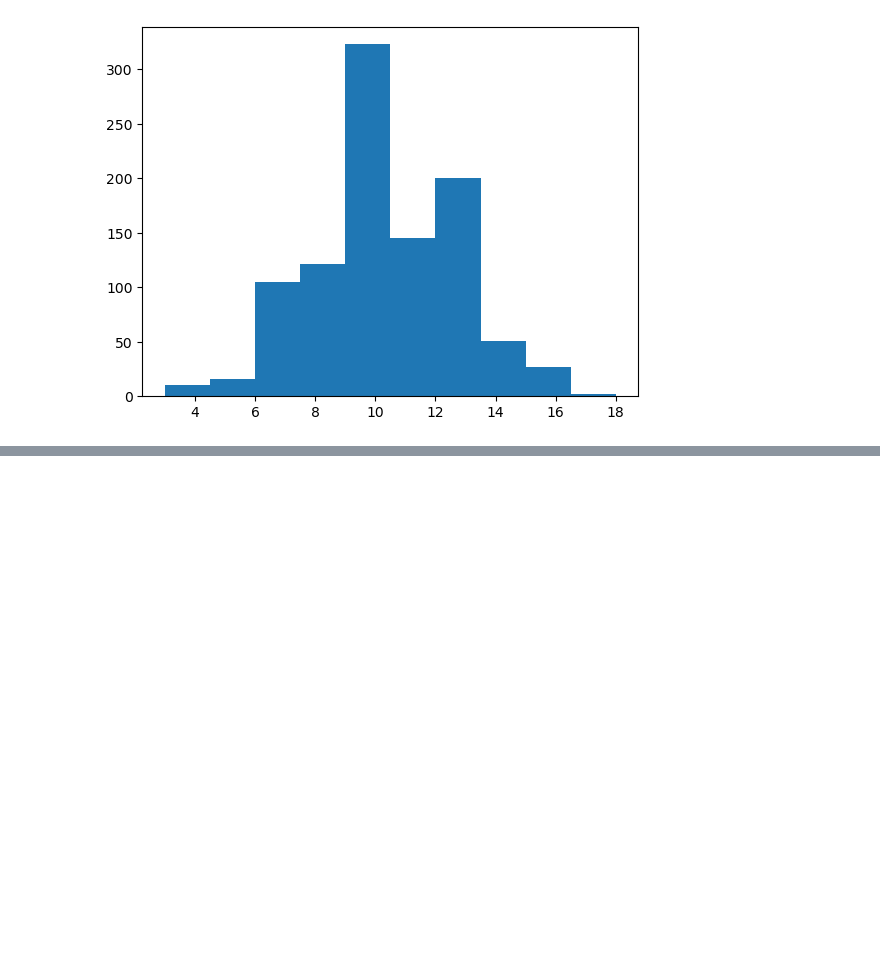
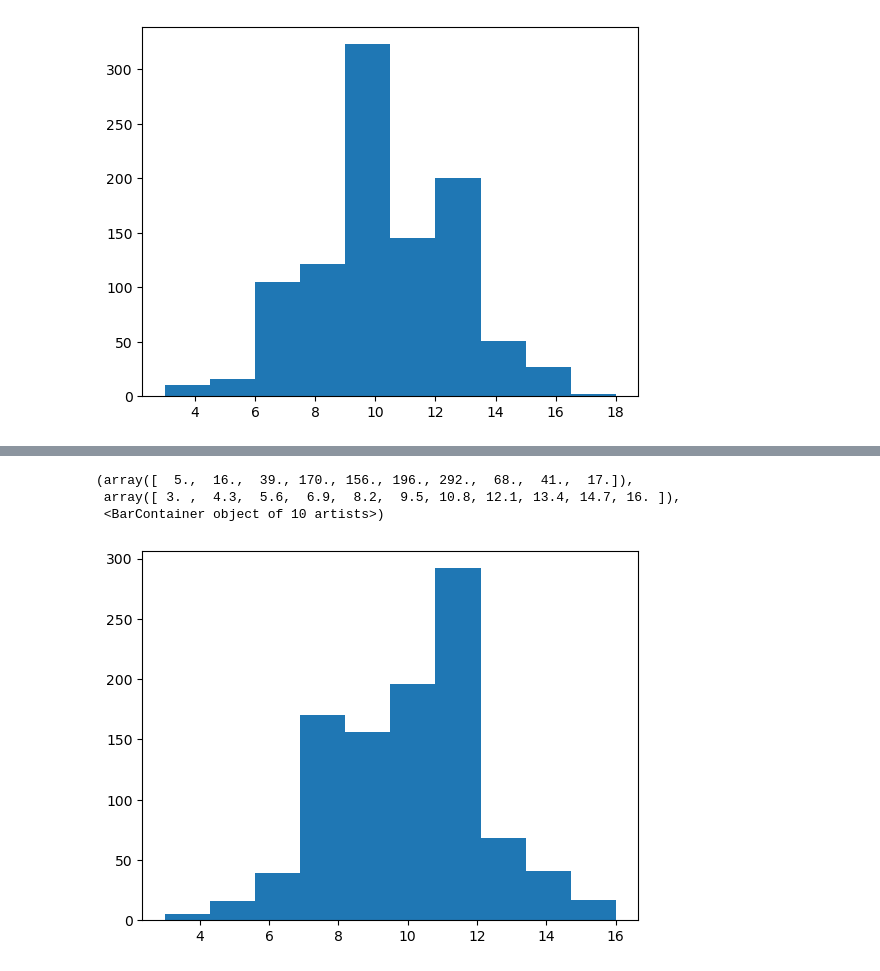
Before and after one commit to alonzi/projectEuler, a Jupyter notebook: euler.ipynb, the cells around one changed output, grey strips where cells are left out. Saved outputs shown, nothing was run; the diff lists cells and outputs as text; code cells hidden in the pictures; blank space fills up the shorter version.

```diff
--- a/euler.ipynb
+++ b/euler.ipynb
@@ -63,0 +104,8 @@ plt.hist(bin_nums)
+# %%
+second = np.random.binomial(20,0.5,1000)
+plt.hist(second)
+# %% [output]
+(array([  5.,  16.,  39., 170., 156., 196., 292.,  68.,  41.,  17.]),
+ array([ 3. ,  4.3,  5.6,  6.9,  8.2,  9.5, 10.8, 12.1, 13.4, 14.7, 16. ]),
+ <BarContainer object of 10 artists>)
+[figure, added]
```
Also changed, not shown: parts of 21 cells of this notebook.
